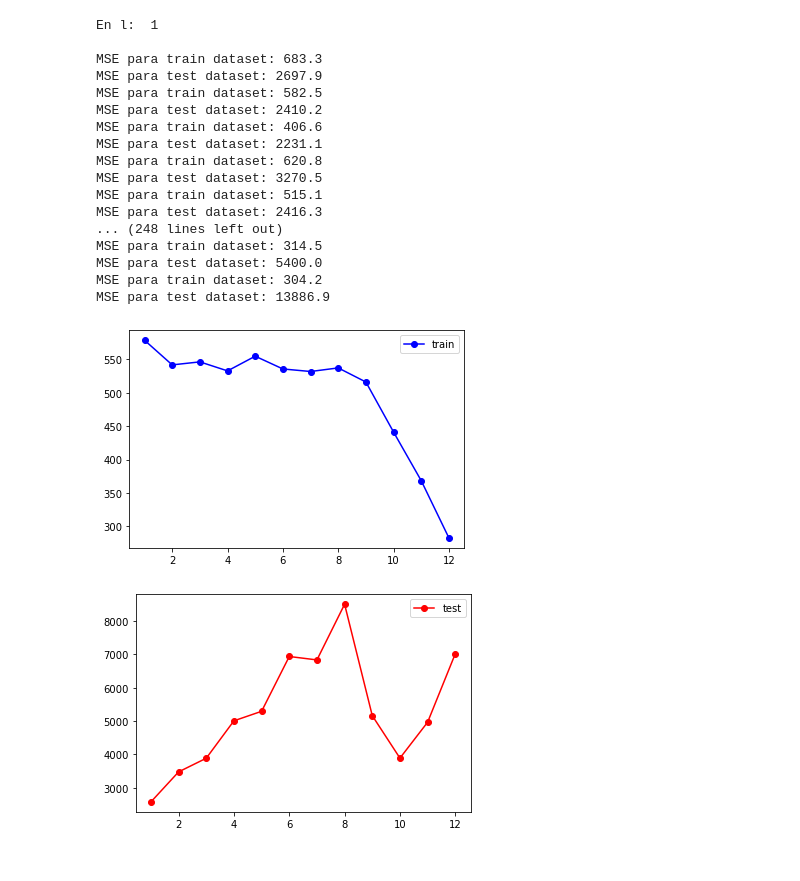
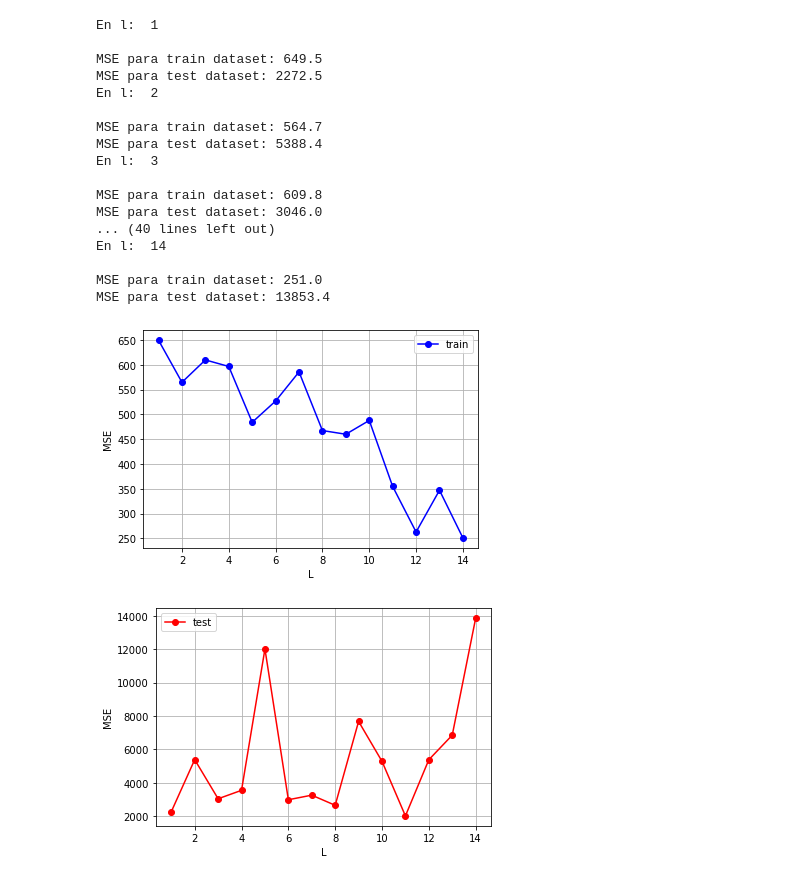
Before and after one commit to denisecammarota/DeepLearning, a Jupyter notebook: Pract7/Ej1.ipynb, the cells around one changed output. Cells and saved outputs as stored; diff of their text form; code cells hidden in the pictures.

```diff
--- a/Pract7/Ej1.ipynb
+++ b/Pract7/Ej1.ipynb
@@ -20,11 +9,25 @@ def create_dataset(dataset, lookback=1):
+# %%
+def format_l(df, l):
+    x = []
+    y = []
+    max_lim = len(df) - l - 1
+    for i in range(max_lim):
+        fila_datos = df[i: (i+l), 0]
+        x.append(fila_datos)
+        y.append(df[i+l,0])
+    x = np.array(x)
+    y = np.array(y)
+    return x,y
 # %%
 def graph_predictions(name,l,df_original,y_train_pr,y_test_pr):
-    plt.plot(df_original) #los datosA2WWW originales
+    plt.plot(df_original) #los datos originales
     #calculo meses de resultados de train y test, tengo cuidado con el delay l de los dias
     months_tr = np.arange(l,len(y_train_pr)+l) #meses de training
     months_ts = np.arange(len(y_train_pr)+(2*l)+1,len(df_original)-1) #meses de testing
     plt.plot(months_tr,y_train_pr,label='train') #grafico de train results
     plt.plot(months_ts,y_test_pr,label='test') #grafico de test results
+    plt.xlabel('Meses')
+    plt.ylabel('Pasajeros')
     plt.legend()
     plt.grid()
     plt.savefig(str(name)+'.pdf')
@@ -47,8 +50,8 @@ def first_model(l=1,dp=0,graph=False,name=''):
     train_samples = int(0.5*df.shape[0])
     d_tr = df[:train_samples]
     d_ts = df[train_samples:]
-    x_train,y_train = create_dataset(d_tr,l)
-    x_test,y_test = create_dataset(d_ts,l)
+    x_train,y_train = format_l(d_tr,l)
+    x_test,y_test = format_l(d_ts,l)
     #punto 5: ajustar los datos para la capa LSTM (samples, time, features)
     x_train = np.reshape(x_train, (x_train.shape[0], 1, x_train.shape[1]))
     x_test = np.reshape(x_test, (x_test.shape[0], 1, x_test.shape[1]))
@@ -96,49 +101,50 @@ MSE para test dataset: 2256.5
 # %%
 #inciso 9 en el que hago con l=[1,10] para ver como va con las predicciones, promedia 10 veces
 def inc_9():
     dp = 0
-    ls = np.arange(1,13)
+    ls = np.arange(1,15)
     mean_mse_tr = []
     mean_mse_ts = []
-    rep_max = 10
+    rep_max = 1
     for l in ls:
         print('En l: ',l,'\n')
-        i = 0
-        aux_tr = 0
-        aux_ts = 0
-        while i < rep_max:
-            history,mse_train,mse_test = history,mse_train,mse_test = first_model(l=l,dp=dp)
-            aux_tr += mse_train
-            aux_ts += mse_test
-            i += 1
-        mean_mse_tr.append(aux_tr/10)
-        mean_mse_ts.append(aux_ts/10)
+        history,mse_train,mse_test = history,mse_train,mse_test = first_model(l=l,dp=dp)
+        aux_tr = mse_train
+        aux_ts = mse_test
+        mean_mse_tr.append(aux_tr)
+        mean_mse_ts.append(aux_ts)
     plt.plot(ls,mean_mse_tr,'-ob',label='train')
     plt.legend()
+    plt.xlabel('L')
+    plt.ylabel('MSE')
+    plt.grid()
     plt.savefig('ej9_train_l.pdf')
     plt.figure()
     plt.plot(ls,mean_mse_ts,'-or',label='test')
     plt.legend()
+    plt.xlabel('L')
+    plt.ylabel('MSE')
+    plt.grid()
     plt.savefig('ej9_test_l.pdf')
 inc_9()
 # %% [output]
 En l:  1
 
-MSE para train dataset: 683.3
-MSE para test dataset: 2697.9
-MSE para train dataset: 582.5
-MSE para test dataset: 2410.2
-MSE para train dataset: 406.6
-MSE para test dataset: 2231.1
-MSE para train dataset: 620.8
-MSE para test dataset: 3270.5
-MSE para train dataset: 515.1
-MSE para test dataset: 2416.3
-... (248 lines left out)
-MSE para train dataset: 314.5
-MSE para test dataset: 5400.0
-MSE para train dataset: 304.2
-MSE para test dataset: 13886.9
+MSE para train dataset: 649.5
+MSE para test dataset: 2272.5
+En l:  2
+
+MSE para train dataset: 564.7
+MSE para test dataset: 5388.4
+En l:  3
+
+MSE para train dataset: 609.8
+MSE para test dataset: 3046.0
+... (40 lines left out)
+En l:  14
+
+MSE para train dataset: 251.0
+MSE para test dataset: 13853.4
-[figure, old version]
+[figure, new version]
-[figure, old version]
+[figure, new version]
 # %%
```
Also changed, not shown: parts of 9 cells of this notebook, 19 other files.
